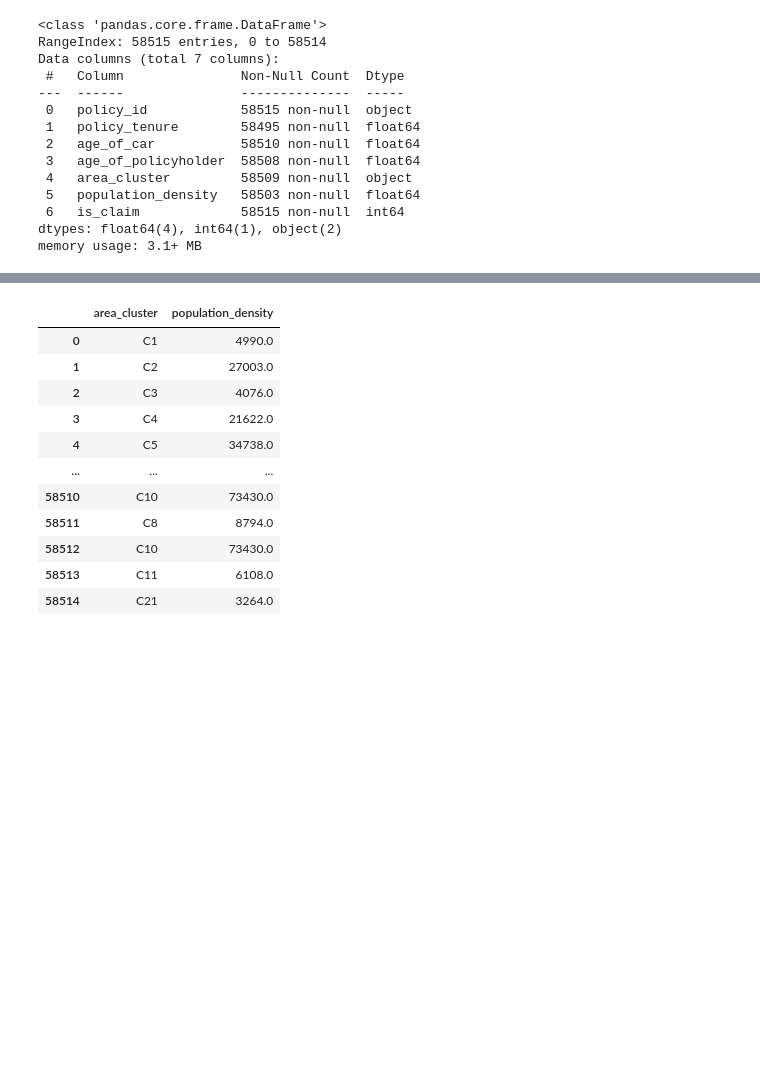
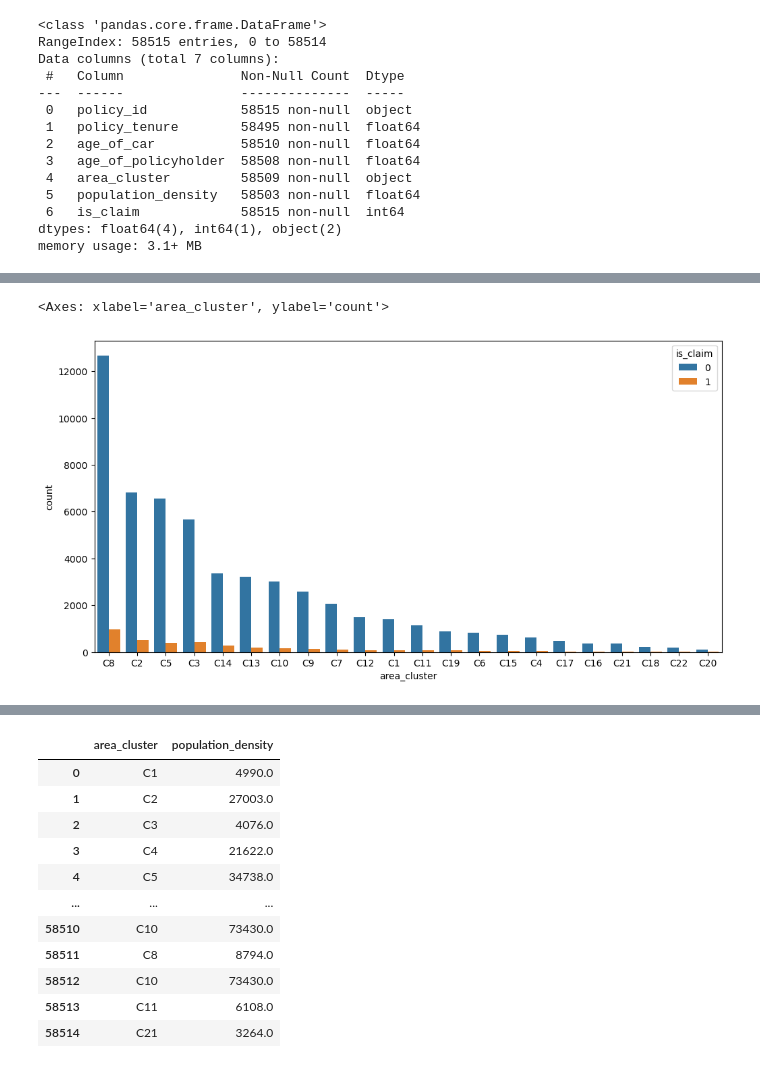
Before and after one commit to Ritvik896/Capstone_Project_Insurance, a Jupyter notebook: Policy_Features_Insurance_claim.ipynb, the cells around one changed output, grey strips where cells are left out. Drawn from its saved outputs; the diff is of its cells as text; code cells hidden in the pictures; blank space fills up the shorter version.

```diff
--- a/Policy_Features_Insurance_claim.ipynb
+++ b/Policy_Features_Insurance_claim.ipynb
@@ -65,0 +218,6 @@ memory usage: 3.1+ MB
+# %%
+plt.figure(figsize=(12,6))
+sns.countplot(data=merge_df, x='area_cluster', hue='is_claim', order=merge_df['area_cluster'].value_counts().index)
+# %% [output]
+<Axes: xlabel='area_cluster', ylabel='count'>
+[figure, added]
```
Also changed, not shown: parts of 32 cells of this notebook.
